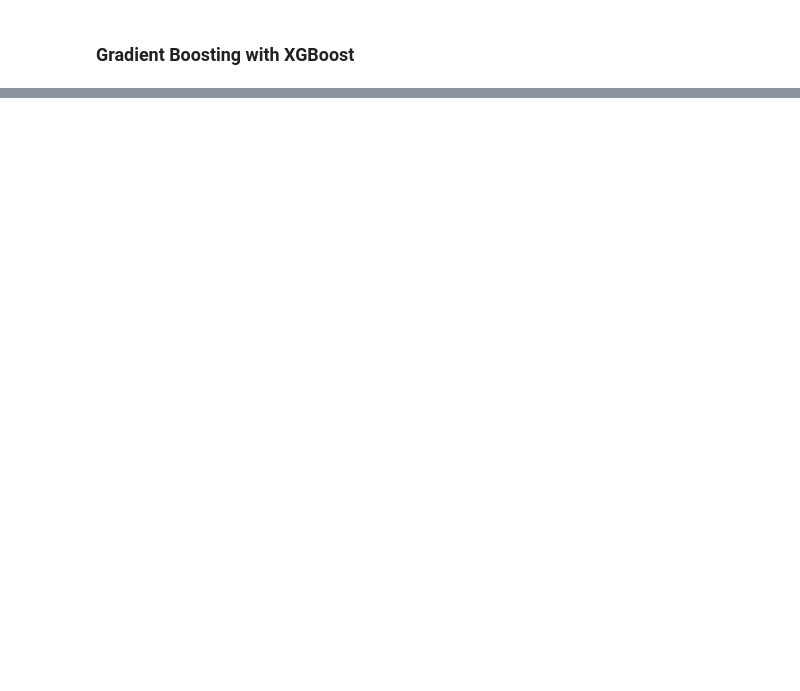
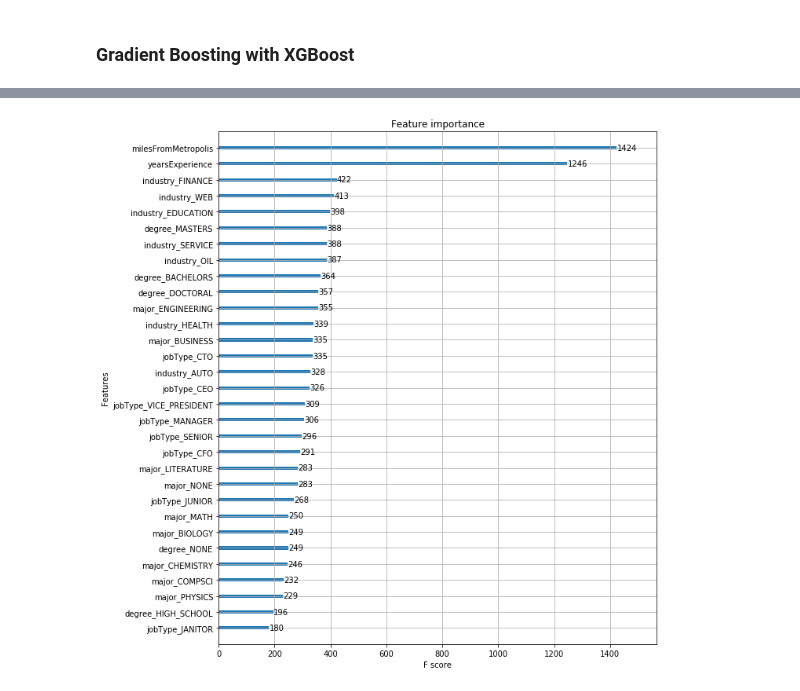
Before and after one commit to kevinodata/salary_predictions_portfolio, a Jupyter notebook: first_project.ipynb, the cells around one changed output, grey strips where cells are left out. Saved outputs shown, nothing was run; the diff lists cells and outputs as text; code cells hidden in the pictures; blank space fills up the shorter version.

```diff
--- a/first_project.ipynb
+++ b/first_project.ipynb
@@ -812,0 +1034,6 @@ We'll skip this step since we don't have the outcomes for the test data
+# %%
+plt.rcParams['figure.figsize'] = (10,12)
+xgb.plot_importance(xgb_final)
+plt.show()
+# %% [output]
+[figure, added]
```
Also changed, not shown: parts of 101 cells of this notebook.
